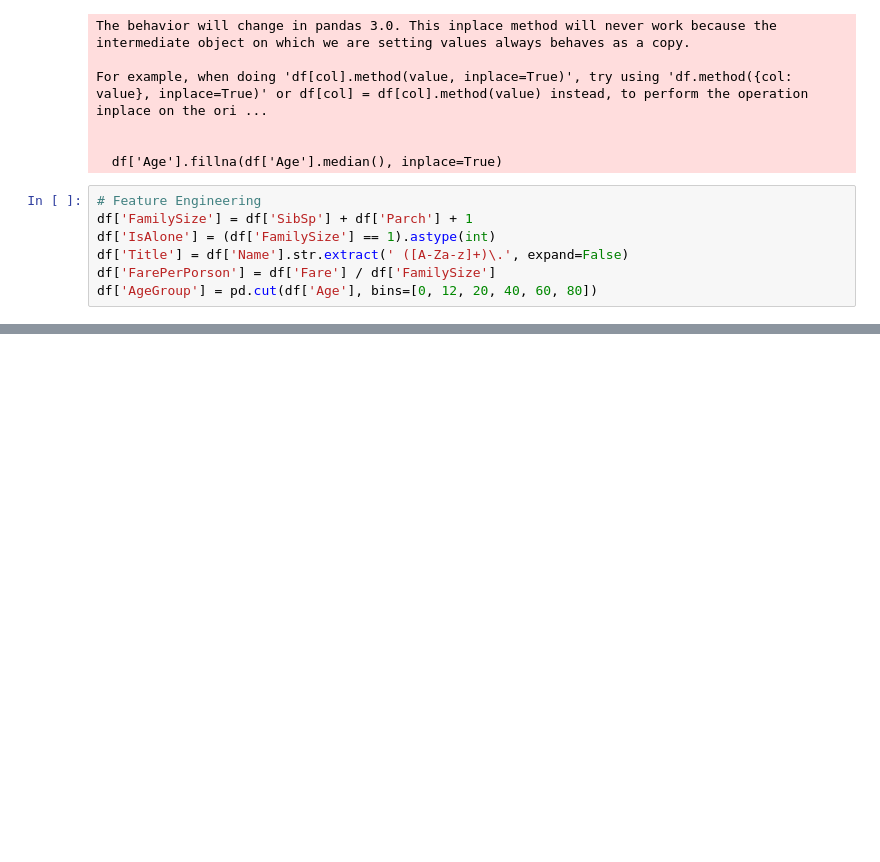
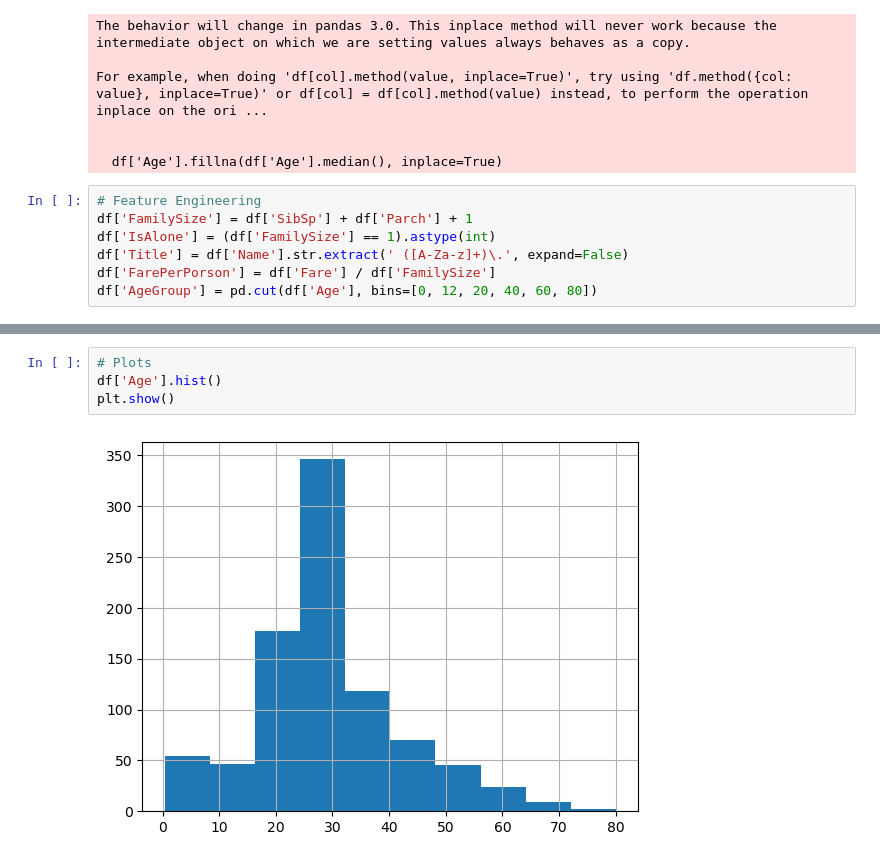
Before and after one commit to HamzaAhmadOfficial/NeuroApp-ML-Internship-Week-2, a Jupyter notebook: pandas_exploration.ipynb, the cells around one changed output, grey strips where cells are left out. Drawn from its saved outputs; the diff is of its cells as text; blank space fills up the shorter version.

```diff
--- a/pandas_exploration.ipynb
+++ b/pandas_exploration.ipynb
@@ -124,3 +124,9 @@ memory usage: 102.1+ KB
 | 50% | 446.000000 | 0.000000 | 3.000000 | 28.000000 | 0.000000 | 0.000000 | 14.454200 | 1.000000 | 1.000000 | ... |
 | 75% | 668.500000 | 1.000000 | 3.000000 | 35.000000 | 1.000000 | 0.000000 | 31.000000 | 2.000000 | 1.000000 | ... |
 | max | 891.000000 | 1.000000 | 3.000000 | 80.000000 | 8.000000 | 6.000000 | 512.329200 | 11.000000 | 1.000000 | ... |
+# %%
+# Plots
+df['Age'].hist()
+plt.show()
+# %% [output]
+[figure, added]
```
Also changed, not shown: parts of 3 cells of this notebook.
